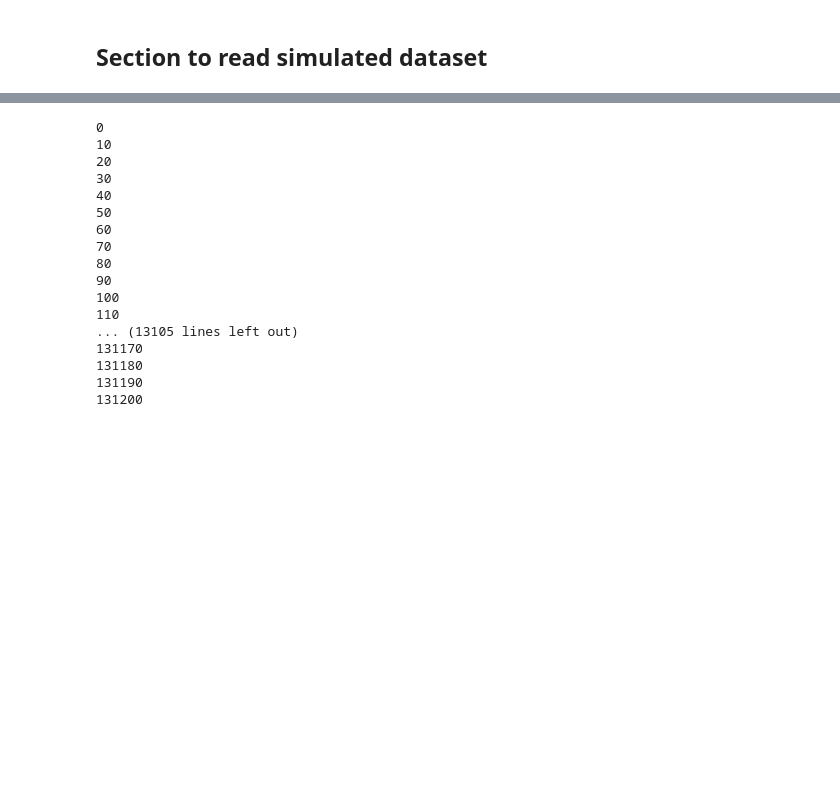
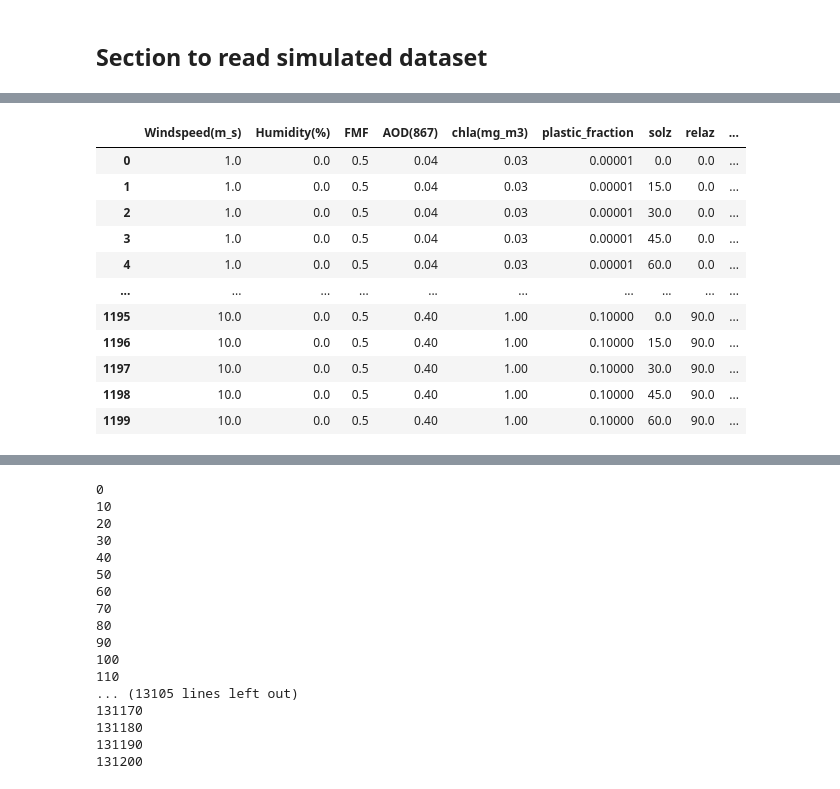
Before and after one commit to knobelsp/RodgersICA, a Jupyter notebook: SQOOP_RodgersICA_Jacek.ipynb, the cells around one changed output, grey strips where cells are left out. Cells and saved outputs as stored; diff of their text form; code cells hidden in the pictures; blank space fills up the shorter version.

Commit message:
Working on implementation of Jaceks simulations

```diff
--- a/SQOOP_RodgersICA_Jacek.ipynb
+++ b/SQOOP_RodgersICA_Jacek.ipynb
@@ -279,0 +285,17 @@ print(waveln)
+# %%
+print(np.shape(jac_dolp))
+print(np.shape(jac_i))
+print(np.shape(jac_all))
+print(waveln)
+
+#Jac_I(parameter=4, wavelength=4, fplastic=5, wnd=3, tau=4, Chl=2, sun=5, azim=4, view=5);
+for i_fplastic in range(0, fplastic.size):   #case for cross-principal plane (azim = 90, 270)
+    for i_wnd in range(0, wnd.size):
+        for i_tau in range(0, tau.size):
+            for i_chl in range(0, chl.size):
+                for i_sun in range(0, sun.size):
+                    for i_param in range(0,4):
+                        for i_waveln in range(0,waveln.size):
+                            if np.isnan(jac_rp[i_param,i_waveln,i_fplastic,i_wnd,i_tau,i_chl,i_sun,0,:]).any():
+                                print('Nan found in index ', i_param, i_waveln, i_fplastic, i_wnd, i_tau, i_chl, i_sun)
+print(jac_i[1,3,0,0,0,0,0,2,:])
@@ -279,0 +320,53 @@ print(waveln)
+# %%
+#read the simulation specific parameters into a dataframe, and convert jacobian from 8D to 3D
+
+#read jacobian double Jac_I(parameter=4, wavelength=4, fplastic=5, wnd=3, tau=4, Chl=2, sun=5, azim=4, view=5);
+#jac needs to be [index, measurement, parameter]
+
+df = pd.DataFrame(columns=['Windspeed(m_s)', 'Humidity(%)', 'FMF', 'AOD(867)', 'chla(mg_m3)',
+                           'plastic_fraction', 'solz', 'relaz', 'senz','plastic_uncertainty',
+                           'SIC', 'plastic_avgK', 'DFS'])
+
+idx=0
+for i_fplastic in range(0, fplastic.size):   #case for principal plane (azim = 0, 180)
+    for i_wnd in range(0, wnd.size):
+        for i_tau in range(0, tau.size):
+            for i_chl in range(0, chl.size):
+                for i_sun in range(0, sun.size):
+                    i_azim=0
+                    df.loc[idx]=[wnd[i_wnd],0,0.5,tau[i_tau],chl[i_chl],fplastic[i_fplastic],sun[i_sun],
+                                 azim[i_azim],np.nan,np.nan,np.nan,np.nan,np.nan]
+                    for i_param in range(0,p_len):
+                        print(idx,i_param)
+                        this_jac_i=np.empty(0)
+                        for i_wave in range(0,waveln.size):
+                            this_jac_i_fore=np.flip(jac_i[i_param,i_wave,i_fplastic,i_wnd,i_tau,i_chl,i_sun,i_azim,:])
+                            this_jac_i_aft=jac_i[i_param,i_wave,i_fplastic,i_wnd,i_tau,i_chl,i_sun,i_azim+3,:]
+                            this_jac_i_sub=np.concatenate([this_jac_i_fore,this_jac_i_aft[1:]])
+                            this_jac_i=np.concatenate([this_jac_i,this_jac_i_sub])
+                        print(np.array2string(this_jac_i, formatter={'float_kind': '{0:.3f}'.format}))
+                    idx +=1
+
+for i_fplastic in range(0, fplastic.size):   #case for cross-principal plane (azim = 90, 270)
+    for i_wnd in range(0, wnd.size):
+        for i_tau in range(0, tau.size):
+            for i_chl in range(0, chl.size):
+                for i_sun in range(0, sun.size):
+                    i_azim=2
+                    df.loc[idx]=[wnd[i_wnd],0,0.5,tau[i_tau],chl[i_chl],fplastic[i_fplastic],sun[i_sun],
+                                 azim[i_azim],np.nan,np.nan,np.nan,np.nan,np.nan]
+                    for i_param in range(0,p_len):
+                        this_jac_i=np.empty(0)
+                        this_jac_i_fore=np.flip(jac_i[i_param,0,i_fplastic,i_wnd,i_tau,i_chl,i_sun,i_azim,:])
+                        this_jac_i_aft=jac_i[i_param,0,i_fplastic,i_wnd,i_tau,i_chl,i_sun,i_azim,:]
+                        this_jac_i_sub=np.concatenate([this_jac_i_fore,this_jac_i_aft[1:]])
+                        #print(np.array2string(this_jac_i, formatter={'float_kind': '{0:.3f}'.format}))
+                    idx +=1
+
+
+
+print(z_len, m_len, p_len)
+print(azim)
+print(azim_len)
+df
+# %% [output]
@@ -279,0 +390,12 @@ print(waveln)
+|  | Windspeed(m_s) | Humidity(%) | FMF | AOD(867) | chla(mg_m3) | plastic_fraction | solz | relaz | ... |
+| 0 | 1.0 | 0.0 | 0.5 | 0.04 | 0.03 | 0.00001 | 0.0 | 0.0 | ... |
+| 1 | 1.0 | 0.0 | 0.5 | 0.04 | 0.03 | 0.00001 | 15.0 | 0.0 | ... |
+| 2 | 1.0 | 0.0 | 0.5 | 0.04 | 0.03 | 0.00001 | 30.0 | 0.0 | ... |
+| 3 | 1.0 | 0.0 | 0.5 | 0.04 | 0.03 | 0.00001 | 45.0 | 0.0 | ... |
+| 4 | 1.0 | 0.0 | 0.5 | 0.04 | 0.03 | 0.00001 | 60.0 | 0.0 | ... |
+| ... | ... | ... | ... | ... | ... | ... | ... | ... | ... |
+| 1195 | 10.0 | 0.0 | 0.5 | 0.40 | 1.00 | 0.10000 | 0.0 | 90.0 | ... |
+| 1196 | 10.0 | 0.0 | 0.5 | 0.40 | 1.00 | 0.10000 | 15.0 | 90.0 | ... |
+| 1197 | 10.0 | 0.0 | 0.5 | 0.40 | 1.00 | 0.10000 | 30.0 | 90.0 | ... |
+| 1198 | 10.0 | 0.0 | 0.5 | 0.40 | 1.00 | 0.10000 | 45.0 | 90.0 | ... |
+| 1199 | 10.0 | 0.0 | 0.5 | 0.40 | 1.00 | 0.10000 | 60.0 | 90.0 | ... |
```
Also changed, not shown: parts of 4 cells of this notebook, 1 other file.
